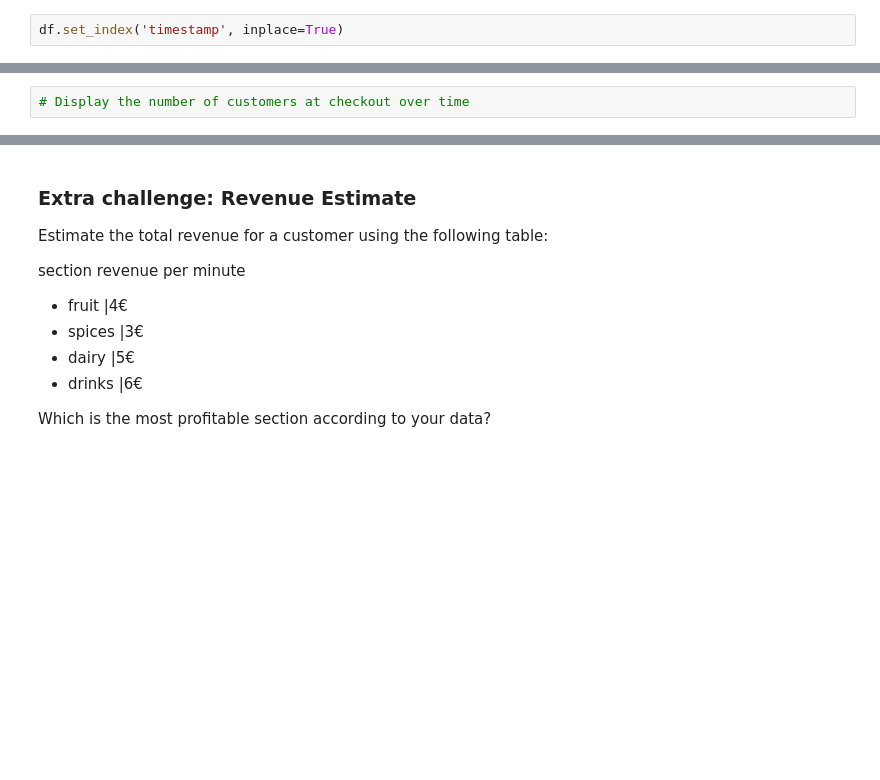
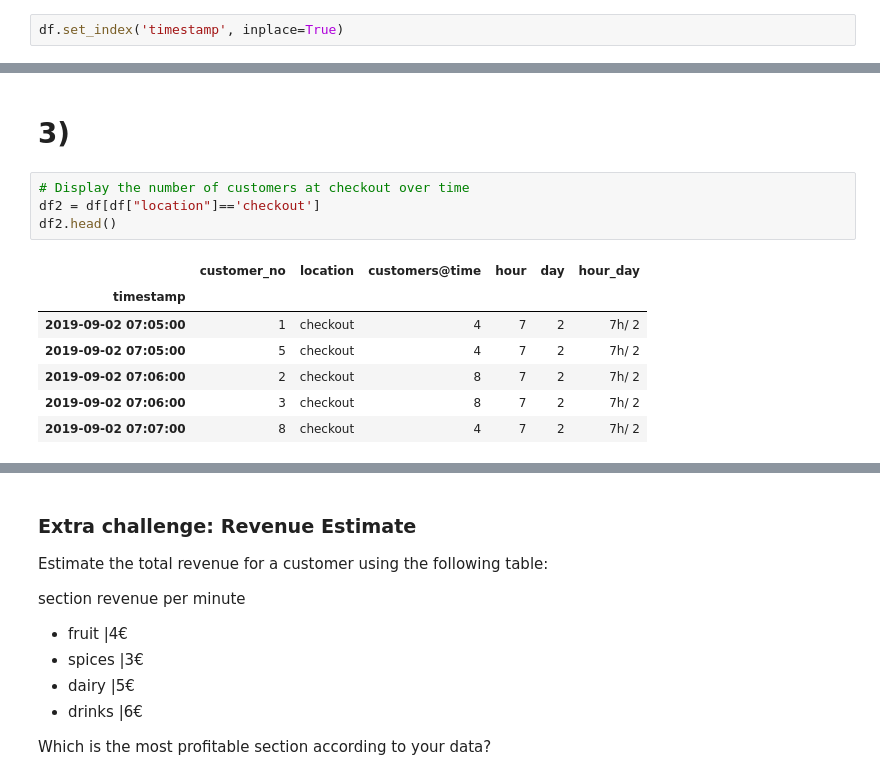
Before and after one commit to brauliotegui/MARKET, a Jupyter notebook: Data_Exploration.ipynb, the cells around one changed output, grey strips where cells are left out. Drawn from its saved outputs; the diff is of its cells as text; blank space fills up the shorter version.

```diff
--- a/Data_Exploration.ipynb
+++ b/Data_Exploration.ipynb
@@ -117,2 +130,14 @@ sns.pointplot(x = "hour", y = "customers_bytime", data = df, hue = "location", p
+# %% [markdown]
+# 3)
 # %%
 # Display the number of customers at checkout over time
+df2 = df[df["location"]=='checkout']
+df2.head()
+# %% [output]
+|  | customer_no | location | customers@time | hour | day | hour_day |
+| timestamp |  |  |  |  |  |  |
+| 2019-09-02 07:05:00 | 1 | checkout | 4 | 7 | 2 | 7h/ 2 |
+| 2019-09-02 07:05:00 | 5 | checkout | 4 | 7 | 2 | 7h/ 2 |
+| 2019-09-02 07:06:00 | 2 | checkout | 8 | 7 | 2 | 7h/ 2 |
+| 2019-09-02 07:06:00 | 3 | checkout | 8 | 7 | 2 | 7h/ 2 |
+| 2019-09-02 07:07:00 | 8 | checkout | 4 | 7 | 2 | 7h/ 2 |
```
Also changed, not shown: parts of 11 cells of this notebook.
